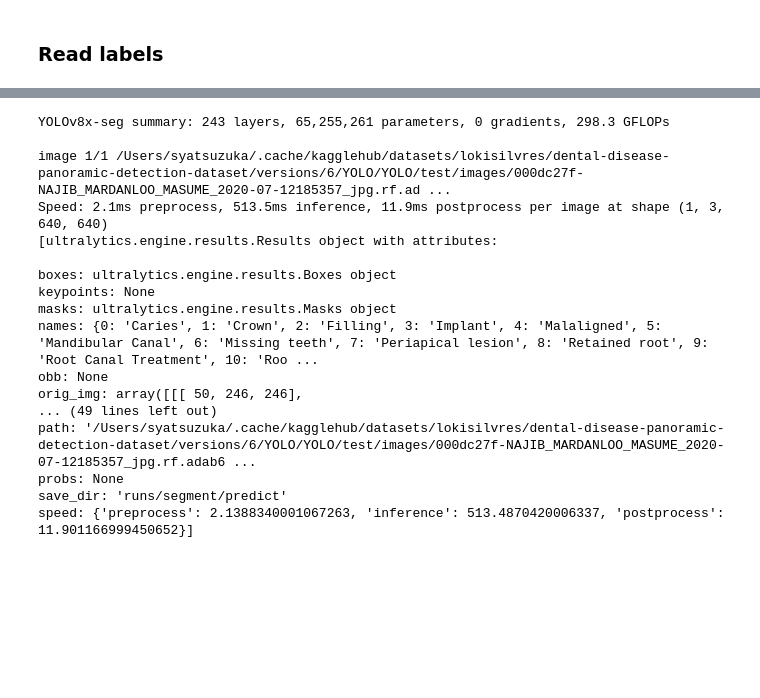
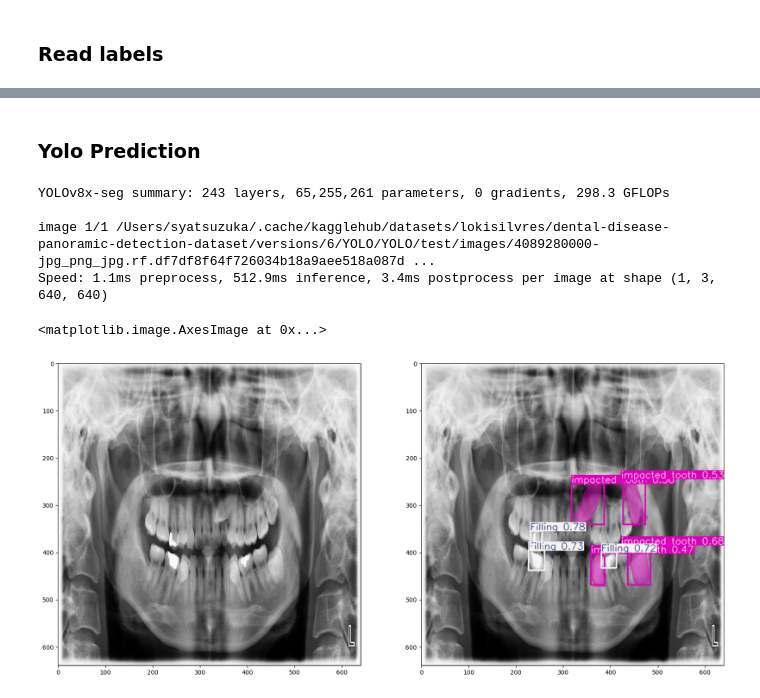
Before and after one commit to dental-xray/dental-xray, a Jupyter notebook: notebooks/shunjiro_notebook.ipynb, the cells around one changed output, grey strips where cells are left out. Drawn from its saved outputs; the diff is of its cells as text; code cells hidden in the pictures; blank space fills up the shorter version.

Commit message:
added prediction

```diff
--- a/notebooks/shunjiro_notebook.ipynb
+++ b/notebooks/shunjiro_notebook.ipynb
@@ -265,35 +269,41 @@ model = YOLO(pt_file)
 # Train the model on the COCO8 example dataset for 100 epochs
 # yaml_file = path + "/YOLO/YOLO/data.yaml"
 # results = model.train(data=yaml_file, epochs=1, imgsz=640)
+# %% [markdown]
+### Yolo Prediction
 # %%
 import multiprocessing
 import torch
 from ultralytics import YOLO
+import cv2
+
+
+#===== Choose a sample image =====
+index = 210
+test_image = files_test[index]
+
+#===== Show the Test Image =====
+img = Image.open(test_image)
 
 #===== Loading a model =====
 pt_file = path+"/best.pt"
 model = YOLO(pt_file)
 model.info()
 
 #===== Prediction =====
-test_image = path + "/YOLO/YOLO/test/images/000dc27f-NAJIB_MARDANLOO_MASUME_2020-07-12185357_jpg.rf.adab6a526a5ec0225d2ce97c33095e8c.jpg"
 results = model.predict(test_image)
-print(results)
+plotted_img = results[0].plot()
+
+#===== Show Prediction Result =====
+plt.figure(figsize=(20, 15))
+plt.subplot(1, 2, 1)
+plt.imshow(img)
+plt.subplot(1, 2, 2)
+plt.imshow(cv2.cvtColor(plotted_img, cv2.COLOR_BGR2RGB))
 # %% [output]
 YOLOv8x-seg summary: 243 layers, 65,255,261 parameters, 0 gradients, 298.3 GFLOPs
 
-image 1/1 /Users/syatsuzuka/.cache/kagglehub/datasets/lokisilvres/dental-disease-panoramic-detection-dataset/versions/6/YOLO/YOLO/test/images/000dc27f-NAJIB_MARDANLOO_MASUME_2020-07-12185357_jpg.rf.ad ...
-Speed: 2.1ms preprocess, 513.5ms inference, 11.9ms postprocess per image at shape (1, 3, 640, 640)
-[ultralytics.engine.results.Results object with attributes:
-
-boxes: ultralytics.engine.results.Boxes object
-keypoints: None
-masks: ultralytics.engine.results.Masks object
-names: {0: 'Caries', 1: 'Crown', 2: 'Filling', 3: 'Implant', 4: 'Malaligned', 5: 'Mandibular Canal', 6: 'Missing teeth', 7: 'Periapical lesion', 8: 'Retained root', 9: 'Root Canal Treatment', 10: 'Roo ...
-obb: None
-orig_img: array([[[ 50, 246, 246],
-... (49 lines left out)
-path: '/Users/syatsuzuka/.cache/kagglehub/datasets/lokisilvres/dental-disease-panoramic-detection-dataset/versions/6/YOLO/YOLO/test/images/000dc27f-NAJIB_MARDANLOO_MASUME_2020-07-12185357_jpg.rf.adab6 ...
-probs: None
-save_dir: 'runs/segment/predict'
-speed: {'preprocess': 2.1388340001067263, 'inference': 513.4870420006337, 'postprocess': 11.901166999450652}]
+image 1/1 /Users/syatsuzuka/.cache/kagglehub/datasets/lokisilvres/dental-disease-panoramic-detection-dataset/versions/6/YOLO/YOLO/test/images/4089280000-jpg_png_jpg.rf.df7df8f64f726034b18a9aee518a087d ...
+Speed: 1.1ms preprocess, 512.9ms inference, 3.4ms postprocess per image at shape (1, 3, 640, 640)
+<matplotlib.image.AxesImage at 0x...>
+[figure, added]
```
Also changed, not shown: parts of 4 cells of this notebook.
